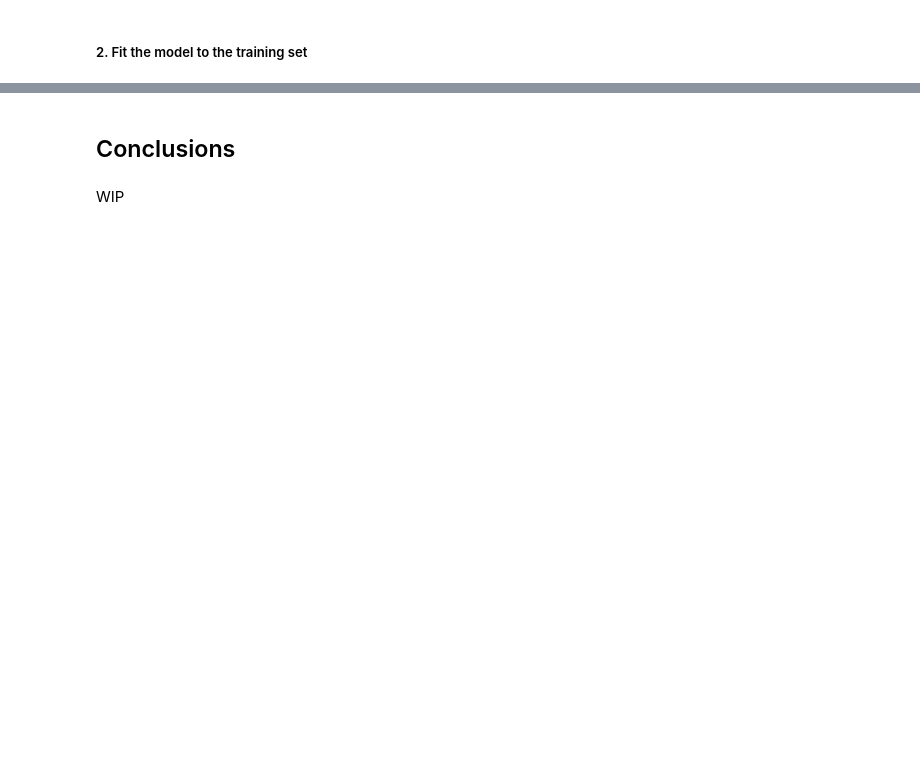
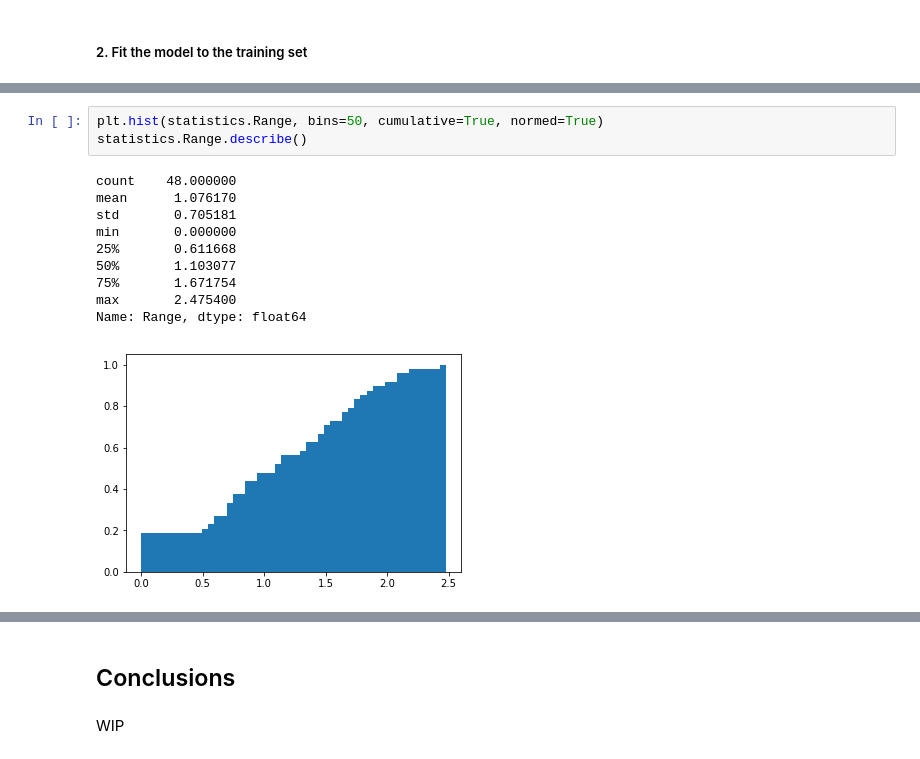
Before and after one commit to rd-tran/Predicting-Movie-Ratings, a Jupyter notebook: Movie Info.ipynb, the cells around one changed output, grey strips where cells are left out. Saved outputs shown, nothing was run; the diff lists cells and outputs as text; blank space fills up the shorter version.

```diff
--- a/Movie Info.ipynb
+++ b/Movie Info.ipynb
@@ -465,0 +585,14 @@ Name: vote_average, dtype: float64
+# %%
+plt.hist(statistics.Range, bins=50, cumulative=True, normed=True)
+statistics.Range.describe()
+# %% [output]
+count    48.000000
+mean      1.076170
+std       0.705181
+min       0.000000
+25%       0.611668
+50%       1.103077
+75%       1.671754
+max       2.475400
+Name: Range, dtype: float64
+[figure, added]
```
Also changed, not shown: parts of 18 cells of this notebook.
